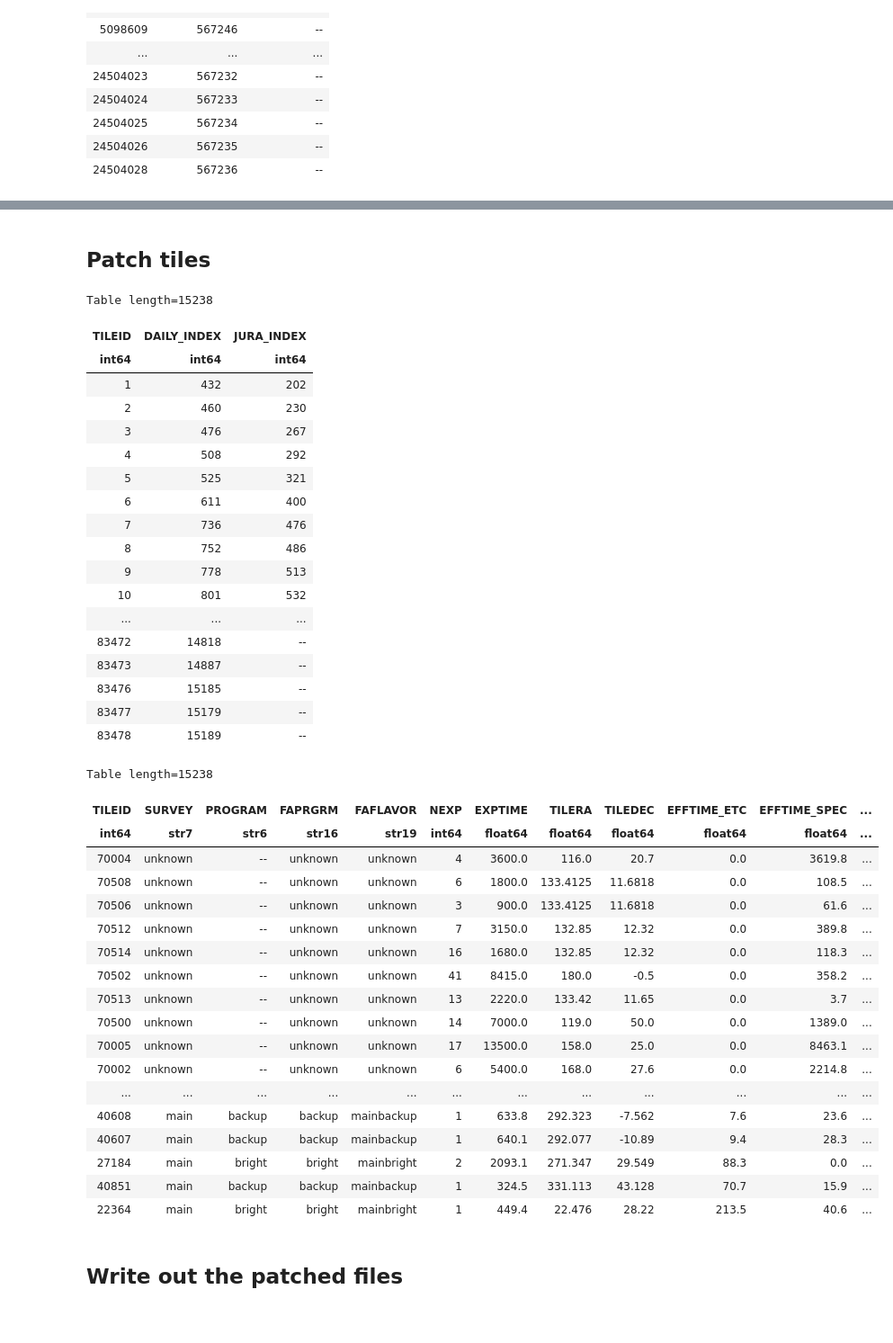
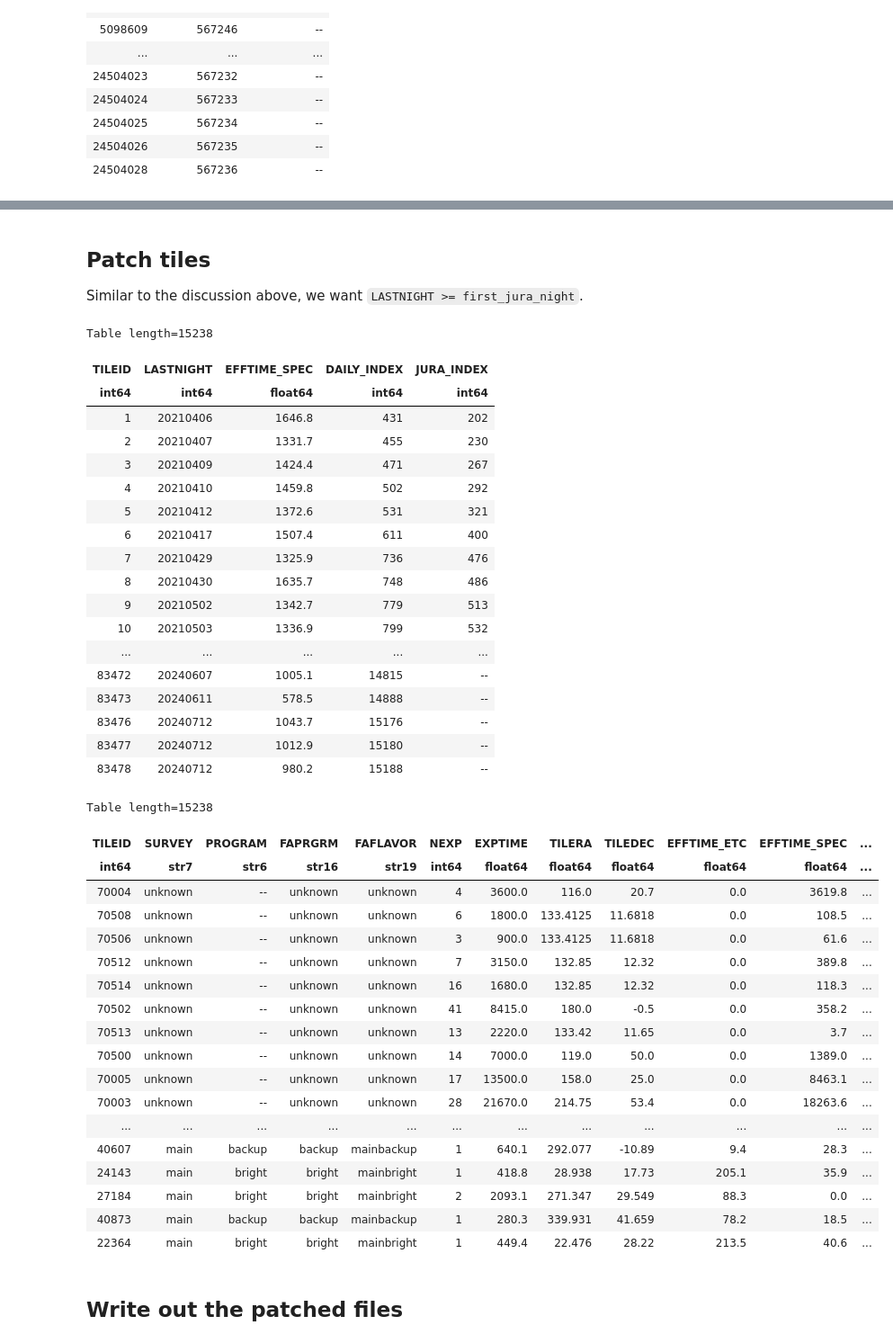
Before and after one commit to desihub/specprod-db, a Jupyter notebook: doc/nb/TestPatchDailyWithJura.ipynb, the cells around one changed output, grey strips where cells are left out. Shown at 90% size. Drawn from its saved outputs; the diff is of its cells as text; code cells hidden in the pictures; blank space fills up the shorter version.

```diff
--- a/doc/nb/TestPatchDailyWithJura.ipynb
+++ b/doc/nb/TestPatchDailyWithJura.ipynb
@@ -135,9 +145,12 @@ Table length=23593
 # %%
-daily_exposures_index = j[(~j['JURA_INDEX'].mask) & (~j['DAILY_INDEX'].mask)]['DAILY_INDEX']
-jura_exposures_index = j[(~j['JURA_INDEX'].mask) & (~j['DAILY_INDEX'].mask)]['JURA_INDEX']
+daily_exposures_index = j[(~j['JURA_INDEX'].mask) & (~j['DAILY_INDEX'].mask) & (j['NIGHT'] >= first_jura_night) & (j['EFFTIME_SPEC'] > 0)]['DAILY_INDEX']
+jura_exposures_index = j[(~j['JURA_INDEX'].mask) & (~j['DAILY_INDEX'].mask)& (j['NIGHT'] >= first_jura_night) & (j['EFFTIME_SPEC'] > 0)]['JURA_INDEX']
 # %%
 daily_exposures_patched = daily_exposures.copy()
-for column in jura_exposures.colnames:
+# for column in jura_exposures.colnames:
+for column in ('NIGHT', 'EXPID', 'TILEID', 'TILERA', 'TILEDEC', 'MJD', 'SURVEY', 'PROGRAM', 'FAPRGRM', 'FAFLAVOR', 'EXPTIME', 'GOALTIME', 'GOALTYPE', 'MINTFRAC', 'AIRMASS', 'EBV', 'SEEING_ETC', 'EFFTIME_ETC',
+               'TRANSPARENCY_GFA', 'SEEING_GFA', 'FIBER_FRACFLUX_GFA', 'FIBER_FRACFLUX_ELG_GFA', 'FIBER_FRACFLUX_BGS_GFA', 'FIBERFAC_GFA', 'FIBERFAC_ELG_GFA', 'FIBERFAC_BGS_GFA', 'AIRMASS_GFA', 'SKY_MAG_AB_GFA',
+               'EFFTIME_GFA', 'EFFTIME_DARK_GFA', 'EFFTIME_BRIGHT_GFA', 'EFFTIME_BACKUP_GFA'):
     daily_exposures_patched[column][daily_exposures_index] = jura_exposures[column][jura_exposures_index]
 daily_exposures_patched
 # %% [output]
@@ -162,12 +175,16 @@ Table length=23585
 | 20240723 | 245040 | 40714 | 6.874 | 54.818 | 60515.48880495 | main | backup | backup | mainbackup | 197.9698944091797 | ... |
 # %% [markdown]
 ## Patch tiles
+
+Similar to the discussion above, we want `LASTNIGHT >= first_jura_night`.
 # %%
 assert (np.unique(jura_exposures['TILEID']) == sorted(jura_tiles['TILEID'])).all()
 assert (np.unique(daily_exposures['TILEID']) == sorted(daily_tiles['TILEID'])).all()
 # %%
 daily_tiles_join = Table()
 daily_tiles_join['TILEID'] = daily_tiles['TILEID']
+daily_tiles_join['LASTNIGHT'] = daily_tiles['LASTNIGHT']
+daily_tiles_join['EFFTIME_SPEC'] = daily_tiles['EFFTIME_SPEC']
 daily_tiles_join['DAILY_INDEX'] = np.arange(len(daily_tiles))
 # %%
 jura_tiles_join = Table()
@@ -178,52 +195,53 @@ j = join(daily_tiles_join, jura_tiles_join, join_type='outer', keys='TILEID')
 j
 # %% [output]
 Table length=15238
-| TILEID | DAILY_INDEX | JURA_INDEX |
-| int64 | int64 | int64 |
-| 1 | 432 | 202 |
-| 2 | 460 | 230 |
-| 3 | 476 | 267 |
-| 4 | 508 | 292 |
-| 5 | 525 | 321 |
-| 6 | 611 | 400 |
-| 7 | 736 | 476 |
-| 8 | 752 | 486 |
-| 9 | 778 | 513 |
-| 10 | 801 | 532 |
-| ... | ... | ... |
-| 83472 | 14818 | -- |
-| 83473 | 14887 | -- |
-| 83476 | 15185 | -- |
-| 83477 | 15179 | -- |
-| 83478 | 15189 | -- |
+| TILEID | LASTNIGHT | EFFTIME_SPEC | DAILY_INDEX | JURA_INDEX |
+| int64 | int64 | float64 | int64 | int64 |
+| 1 | 20210406 | 1646.8 | 431 | 202 |
+| 2 | 20210407 | 1331.7 | 455 | 230 |
+| 3 | 20210409 | 1424.4 | 471 | 267 |
+| 4 | 20210410 | 1459.8 | 502 | 292 |
+| 5 | 20210412 | 1372.6 | 531 | 321 |
+| 6 | 20210417 | 1507.4 | 611 | 400 |
+| 7 | 20210429 | 1325.9 | 736 | 476 |
+| 8 | 20210430 | 1635.7 | 748 | 486 |
+| 9 | 20210502 | 1342.7 | 779 | 513 |
+| 10 | 20210503 | 1336.9 | 799 | 532 |
+| ... | ... | ... | ... | ... |
+| 83472 | 20240607 | 1005.1 | 14815 | -- |
+| 83473 | 20240611 | 578.5 | 14888 | -- |
+| 83476 | 20240712 | 1043.7 | 15176 | -- |
+| 83477 | 20240712 | 1012.9 | 15180 | -- |
+| 83478 | 20240712 | 980.2 | 15188 | -- |
 # %%
 # Apparently every tile in daily also appears in jura, so j['DAILY_INDEX'] doesn't need to be masked.
-daily_tiles_index = j[(~j['JURA_INDEX'].mask)]['DAILY_INDEX']
-jura_tiles_index = j[(~j['JURA_INDEX'].mask)]['JURA_INDEX']
+daily_tiles_index = j[(~j['JURA_INDEX'].mask) & (j['LASTNIGHT'] >= first_jura_night) & (j['EFFTIME_SPEC'] > 0)]['DAILY_INDEX']
+jura_tiles_index = j[(~j['JURA_INDEX'].mask) & (j['LASTNIGHT'] >= first_jura_night) & (j['EFFTIME_SPEC'] > 0)]['JURA_INDEX']
 # %%
 daily_tiles_patched = daily_tiles.copy()
-for column in jura_tiles.colnames:
+# for column in jura_tiles.colnames:
+for column in ('TILEID', 'SURVEY', 'PROGRAM', 'FAPRGRM', 'FAFLAVOR', 'TILERA', 'TILEDEC', 'EFFTIME_ETC', 'EFFTIME_GFA', 'GOALTIME', 'GOALTYPE', 'MINTFRAC'):
     daily_tiles_patched[column][daily_tiles_index] = jura_tiles[column][jura_tiles_index]
 daily_tiles_patched
 # %% [output]
 Table length=15238
 | TILEID | SURVEY | PROGRAM | FAPRGRM | FAFLAVOR | NEXP | EXPTIME | TILERA | TILEDEC | EFFTIME_ETC | EFFTIME_SPEC | ... |
 | int64 | str7 | str6 | str16 | str19 | int64 | float64 | float64 | float64 | float64 | float64 | ... |
 | 70004 | unknown | -- | unknown | unknown | 4 | 3600.0 | 116.0 | 20.7 | 0.0 | 3619.8 | ... |
 | 70508 | unknown | -- | unknown | unknown | 6 | 1800.0 | 133.4125 | 11.6818 | 0.0 | 108.5 | ... |
 | 70506 | unknown | -- | unknown | unknown | 3 | 900.0 | 133.4125 | 11.6818 | 0.0 | 61.6 | ... |
 | 70512 | unknown | -- | unknown | unknown | 7 | 3150.0 | 132.85 | 12.32 | 0.0 | 389.8 | ... |
 | 70514 | unknown | -- | unknown | unknown | 16 | 1680.0 | 132.85 | 12.32 | 0.0 | 118.3 | ... |
 | 70502 | unknown | -- | unknown | unknown | 41 | 8415.0 | 180.0 | -0.5 | 0.0 | 358.2 | ... |
 | 70513 | unknown | -- | unknown | unknown | 13 | 2220.0 | 133.42 | 11.65 | 0.0 | 3.7 | ... |
 | 70500 | unknown | -- | unknown | unknown | 14 | 7000.0 | 119.0 | 50.0 | 0.0 | 1389.0 | ... |
 | 70005 | unknown | -- | unknown | unknown | 17 | 13500.0 | 158.0 | 25.0 | 0.0 | 8463.1 | ... |
-| 70002 | unknown | -- | unknown | unknown | 6 | 5400.0 | 168.0 | 27.6 | 0.0 | 2214.8 | ... |
+| 70003 | unknown | -- | unknown | unknown | 28 | 21670.0 | 214.75 | 53.4 | 0.0 | 18263.6 | ... |
 | ... | ... | ... | ... | ... | ... | ... | ... | ... | ... | ... | ... |
-| 40608 | main | backup | backup | mainbackup | 1 | 633.8 | 292.323 | -7.562 | 7.6 | 23.6 | ... |
 | 40607 | main | backup | backup | mainbackup | 1 | 640.1 | 292.077 | -10.89 | 9.4 | 28.3 | ... |
+| 24143 | main | bright | bright | mainbright | 1 | 418.8 | 28.938 | 17.73 | 205.1 | 35.9 | ... |
 | 27184 | main | bright | bright | mainbright | 2 | 2093.1 | 271.347 | 29.549 | 88.3 | 0.0 | ... |
-| 40851 | main | backup | backup | mainbackup | 1 | 324.5 | 331.113 | 43.128 | 70.7 | 15.9 | ... |
+| 40873 | main | backup | backup | mainbackup | 1 | 280.3 | 339.931 | 41.659 | 78.2 | 18.5 | ... |
 | 22364 | main | bright | bright | mainbright | 1 | 449.4 | 22.476 | 28.22 | 213.5 | 40.6 | ... |
 # %% [markdown]
 ## Write out the patched files
```
Also changed, not shown: parts of 8 cells of this notebook, 1 other file.
